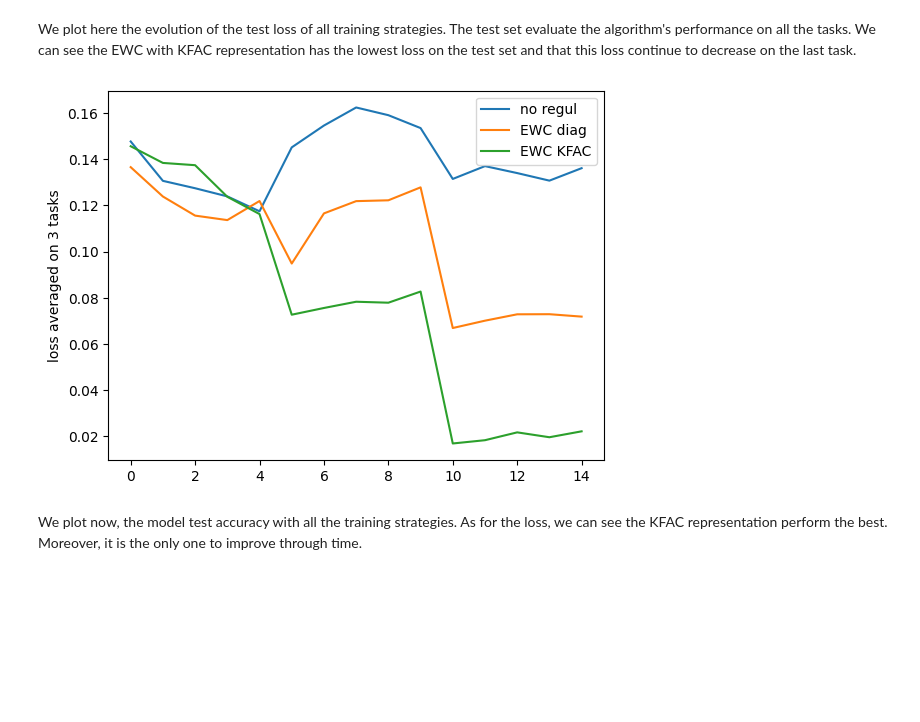
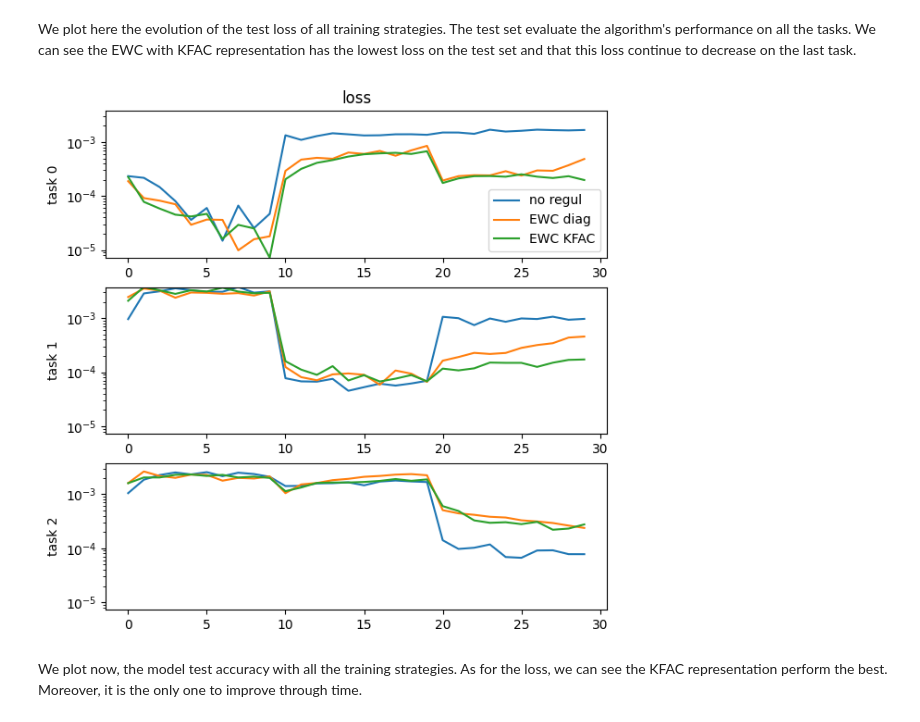
Before and after one commit to tfjgeorge/nngeometry-examples, a Jupyter notebook: Continual_learning_EWC.ipynb, the cells around one changed output. Drawn from its saved outputs; the diff is of its cells as text; code cells hidden in the pictures; blank space fills up the shorter version.

```diff
--- a/Continual_learning_EWC.ipynb
+++ b/Continual_learning_EWC.ipynb
@@ -233,4 +261,8 @@ class EWC(object):
 Now that we are all set, we start our continual learning sequence.
 
 First, we do not use any regularization technique. This will serve as a benchmark.
+# %%
+importance = 1e1
+num_tasks = 3
+epochs = 10
 # %%
@@ -246,6 +272,5 @@ loss, acc = continual_process(epochs,
 # %%
 # Training with Diagonal representation
-loss_EWC, acc_EWC = continual_process(epochs,
-                                      importance=importance,
-                                      FIM_Representation=PMatDiag,
-                                      num_tasks=num_tasks)
+loss_EWC, acc_EWC = continual_process(
+    epochs, importance=importance, FIM_Representation=PMatDiag, num_tasks=num_tasks
+)
@@ -252,6 +280,5 @@ loss_EWC, acc_EWC = continual_process(epochs,
 # %%
 # Training with KFAC representation
-loss_EWC_KFAC, acc_EWC_KFAC = continual_process(epochs,
-                                                importance=importance,
-                                                FIM_Representation=PMatKFAC,
-                                                num_tasks=num_tasks)
+loss_EWC_KFAC, acc_EWC_KFAC = continual_process(
+    epochs, importance=importance, FIM_Representation=PMatKFAC, num_tasks=num_tasks
+)
@@ -261,14 +291,33 @@ loss_EWC_KFAC, acc_EWC_KFAC = continual_process(epochs,
 import matplotlib.pyplot as plt
 # %% [markdown]
 We plot here the evolution of the test loss of all training strategies. The test set evaluate the algorithm's performance on all the tasks. We can see the EWC with KFAC representation has the lowest loss on the test set and that this loss continue to decrease on the last task.
-# %%
-plt.plot(np.mean([loss[0], loss[1], loss[2]], axis=0), label='no regul')
-plt.plot(np.mean([loss_EWC[0], loss_EWC[1], loss_EWC[2]], axis=0), label='EWC diag')
-plt.plot(np.mean([loss_EWC_KFAC[0], loss_EWC_KFAC[1], loss_EWC_KFAC[2]], axis=0), label='EWC KFAC')
-plt.legend()
-plt.ylabel('loss averaged on 3 tasks')
-plt.show()
-# %% [output]
-[figure, removed]
+# %%
+fig, axes = plt.subplots(3, 1, figsize=(7, 7))
+
+ymin = min(
+    np.min(list(loss.values())),
+    np.min(list(loss_EWC.values())),
+    np.min(list(loss_EWC_KFAC.values())),
+)
+ymax = max(
+    np.max(list(loss.values())),
+    np.max(list(loss_EWC.values())),
+    np.max(list(loss_EWC_KFAC.values())),
+)
+
+for task_id in range(3):
+    axis = axes[task_id]
+    axis.plot(loss[task_id], label="no regul")
+    axis.plot(loss_EWC[task_id], label="EWC diag")
+    axis.plot(loss_EWC_KFAC[task_id], label="EWC KFAC")
+    axis.set_ylabel(f"task {task_id}")
+    axis.set_yscale("log")
+    axis.set_ylim(ymin, ymax)
+
+axes[0].legend()
+axes[0].set_title("loss")
+plt.show()
+# %% [output]
+[figure, added]
 # %% [markdown]
 We plot now, the model test accuracy with all the training strategies. As for the loss, we can see the KFAC representation perform the best. Moreover, it is the only one to improve through time.
```
Also changed, not shown: parts of 15 cells of this notebook.
